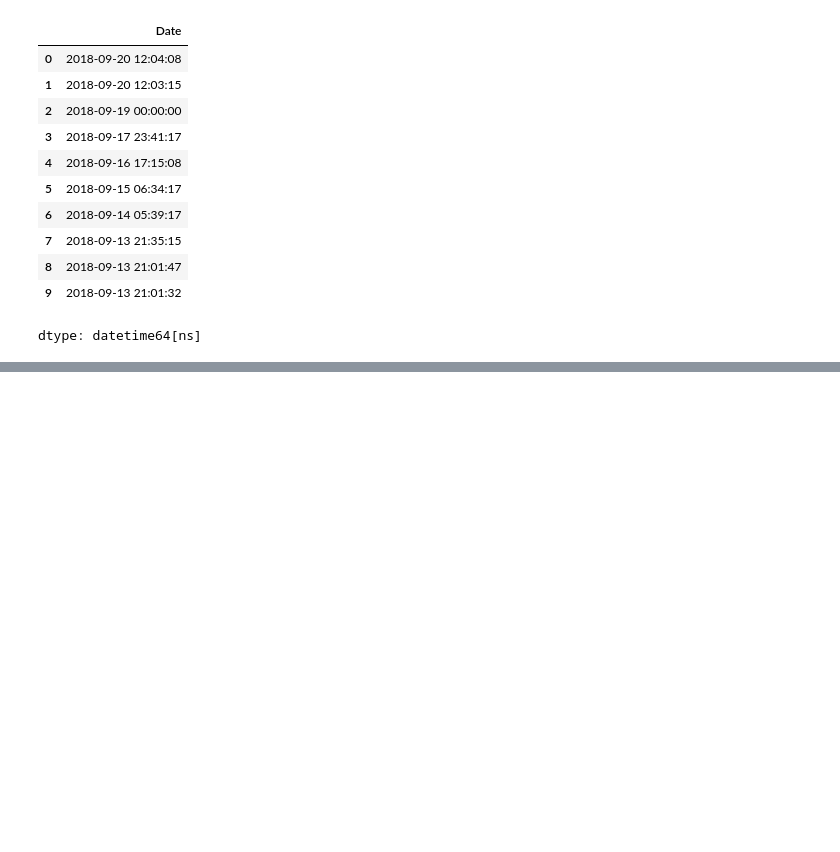
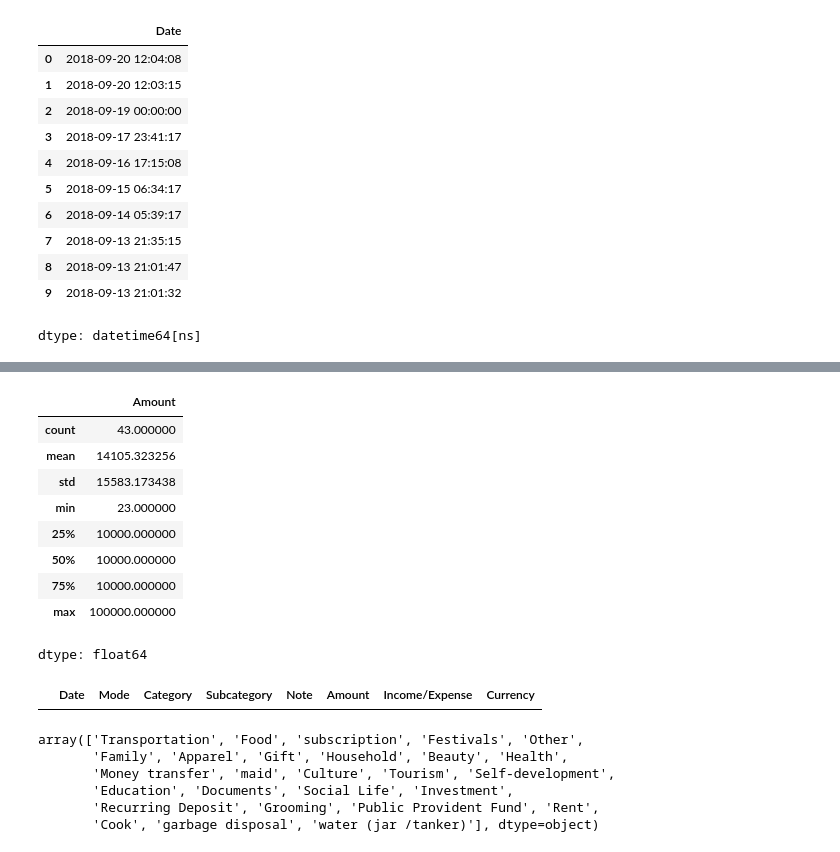
Before and after one commit to kailashchaudhary-p/Daily-Expense-Analyzer, a Jupyter notebook: Daily_Expense_Analyzer.ipynb, the cells around one changed output, grey strips where cells are left out. Drawn from its saved outputs; the diff is of its cells as text; code cells hidden in the pictures; blank space fills up the shorter version.

```diff
--- a/Daily_Expense_Analyzer.ipynb
+++ b/Daily_Expense_Analyzer.ipynb
@@ -297,0 +326,26 @@ dtype: datetime64[ns]
+# %%
+expense_df[expense_df['Category']=='Money transfer']['Amount'].describe()
+# %% [output]
+|  | Amount |
+| count | 43.000000 |
+| mean | 14105.323256 |
+| std | 15583.173438 |
+| min | 23.000000 |
+| 25% | 10000.000000 |
+| 50% | 10000.000000 |
+| 75% | 10000.000000 |
+| max | 100000.000000 |
+dtype: float64
+# %%
+expense_df[expense_df['Amount'] <=0]
+# %% [output]
+|  | Date | Mode | Category | Subcategory | Note | Amount | Income/Expense | Currency |
+# %%
+expense_df['Category'].unique()
+# %% [output]
+array(['Transportation', 'Food', 'subscription', 'Festivals', 'Other',
+       'Family', 'Apparel', 'Gift', 'Household', 'Beauty', 'Health',
+       'Money transfer', 'maid', 'Culture', 'Tourism', 'Self-development',
+       'Education', 'Documents', 'Social Life', 'Investment',
+       'Recurring Deposit', 'Grooming', 'Public Provident Fund', 'Rent',
+       'Cook', 'garbage disposal', 'water (jar /tanker)'], dtype=object)
```
Also changed, not shown: parts of 7 cells of this notebook.
